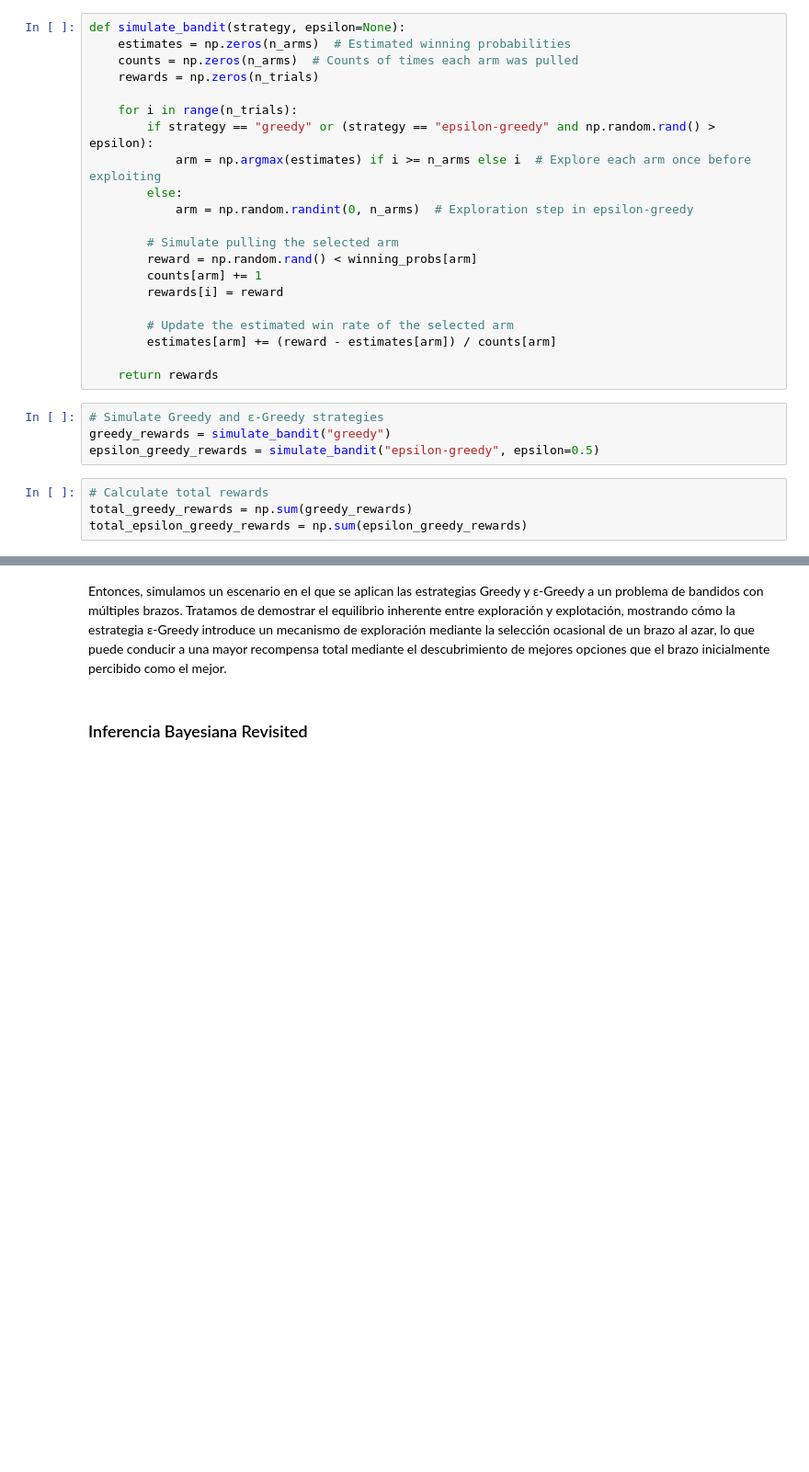
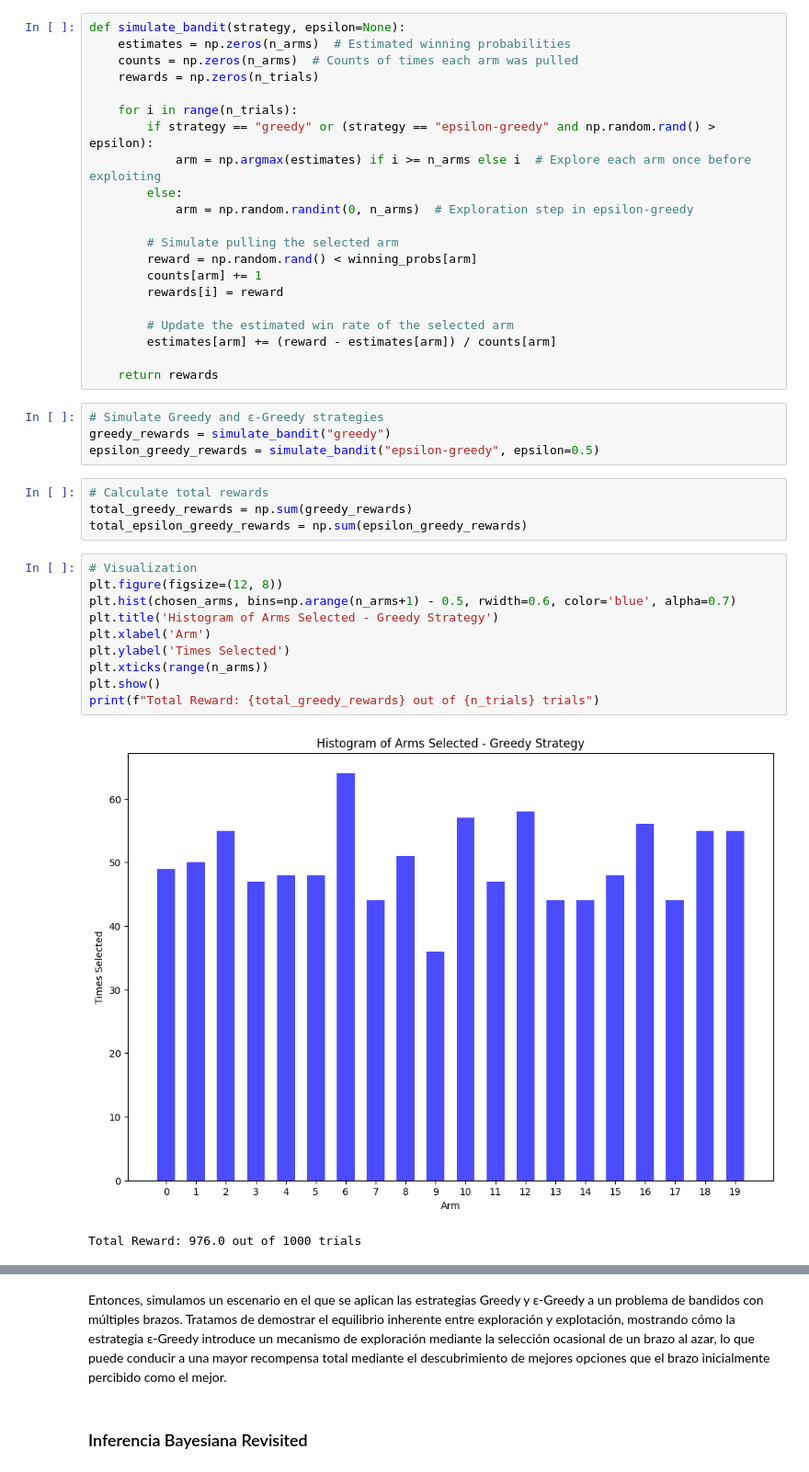
Before and after one commit to contepablod/ML_Bourbaki, a Jupyter notebook: Semana5/intro_multiarmed_bandits.ipynb, the cells around one changed output, grey strips where cells are left out. Shown at 92% size. Drawn from its saved outputs; the diff is of its cells as text; blank space fills up the shorter version.

```diff
--- a/Semana5/intro_multiarmed_bandits.ipynb
+++ b/Semana5/intro_multiarmed_bandits.ipynb
@@ -114,3 +125,16 @@ epsilon_greedy_rewards = simulate_bandit("epsilon-greedy", epsilon=0.5)
 # Calculate total rewards
 total_greedy_rewards = np.sum(greedy_rewards)
 total_epsilon_greedy_rewards = np.sum(epsilon_greedy_rewards)
+# %%
+# Visualization
+plt.figure(figsize=(12, 8))
+plt.hist(chosen_arms, bins=np.arange(n_arms+1) - 0.5, rwidth=0.6, color='blue', alpha=0.7)
+plt.title('Histogram of Arms Selected - Greedy Strategy')
+plt.xlabel('Arm')
+plt.ylabel('Times Selected')
+plt.xticks(range(n_arms))
+plt.show()
+print(f"Total Reward: {total_greedy_rewards} out of {n_trials} trials")
+# %% [output]
+[figure, added]
+Total Reward: 976.0 out of 1000 trials
```
Also changed, not shown: parts of 9 cells of this notebook.
